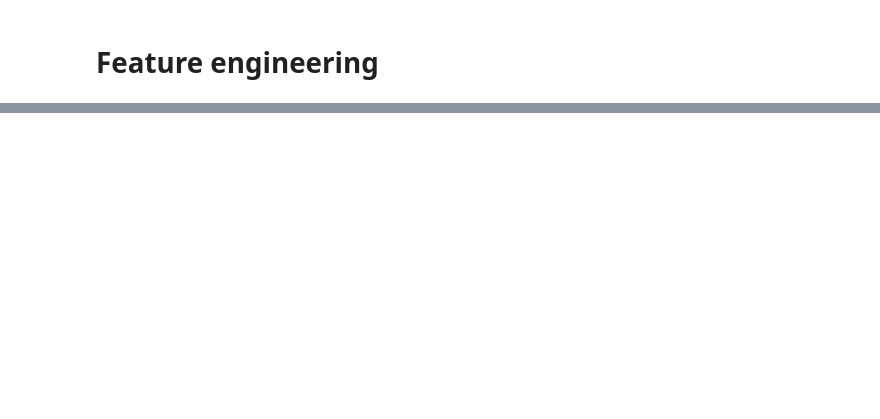
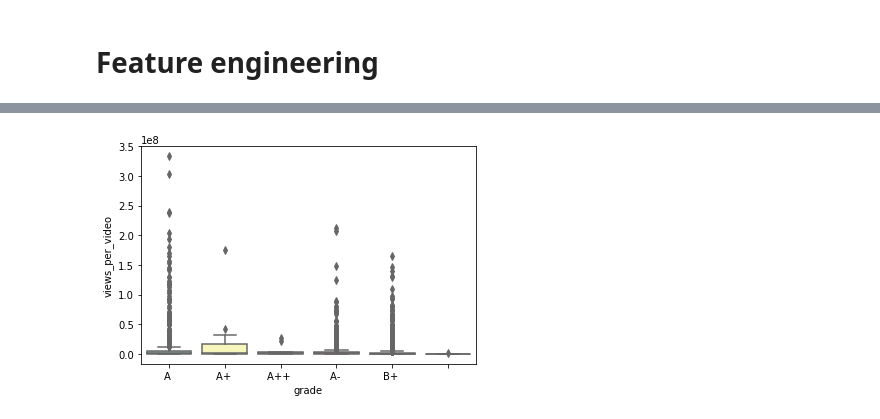
Before and after one commit to cholzkorn/data-science, a Jupyter notebook: sample-projects/python_youtube_top5000/top5000.ipynb, the cells around one changed output, grey strips where cells are left out. Saved outputs shown, nothing was run; the diff lists cells and outputs as text; code cells hidden in the pictures; blank space fills up the shorter version.

```diff
--- a/sample-projects/python_youtube_top5000/top5000.ipynb
+++ b/sample-projects/python_youtube_top5000/top5000.ipynb
@@ -98,0 +142,6 @@ import matplotlib.pyplot as plt
+# %%
+# Which grade has the most views per video?
+vpv_box = sns.boxplot(x=df["grade"], y=pd.to_numeric(df.views_per_video),
+                      palette="Set3")
+# %% [output]
+[figure, added]
```
Also changed, not shown: parts of 14 cells of this notebook.
